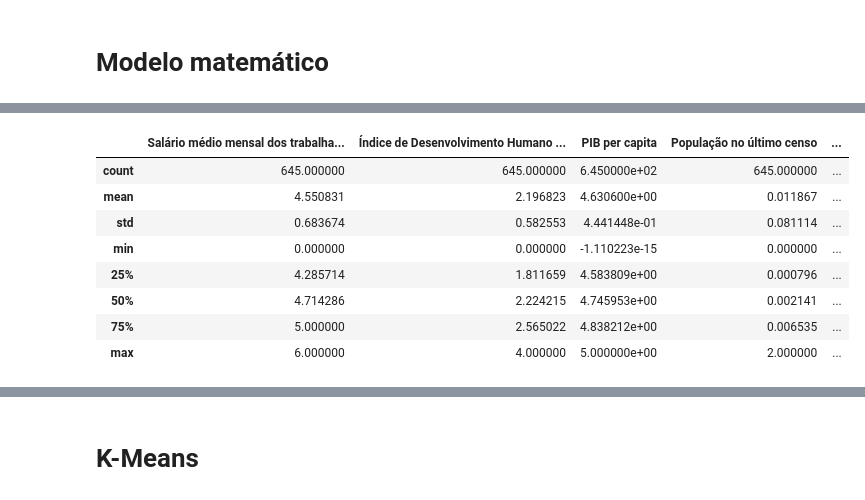
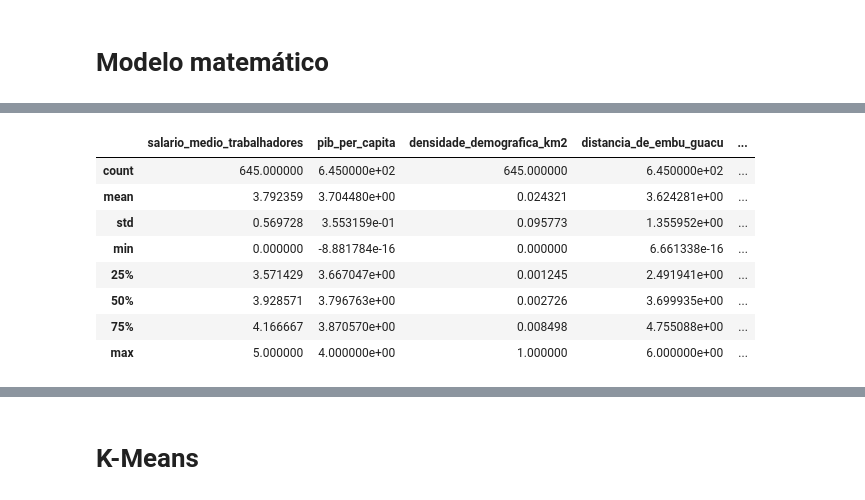
Before and after one commit to kfpetruz/Projeto-Expansao-ONG-Passos-Magicos, a Jupyter notebook: model_expansao.ipynb, the cells around one changed output, grey strips where cells are left out. Drawn from its saved outputs; the diff is of its cells as text; code cells hidden in the pictures.

```diff
--- a/model_expansao.ipynb
+++ b/model_expansao.ipynb
@@ -273,0 +120,3 @@ See the caveats in the documentation: https://pandas.pydata.org/pandas-docs/stab
+# %%
+dados_model_math = dados_externos[['municipio', 'salario_medio_trabalhadores', 'pib_per_capita', 'densidade_demografica_km2', 'distancia_de_embu_guacu', 'percent_matriculados_6a19a', 'percent_elegiveis_6a19a']]
+dados_model_math.head()
@@ -273,0 +130,15 @@ See the caveats in the documentation: https://pandas.pydata.org/pandas-docs/stab
+# %%
+# Normalizandos os dados
+variaveis_normalizar = ['densidade_demografica_km2', 'percent_elegiveis_6a19a']
+
+variaveis_normalizar_inversamente = ['salario_medio_trabalhadores','pib_per_capita', 'distancia_de_embu_guacu', 'percent_matriculados_6a19a']
+
+# Normalização
+scaler = MinMaxScaler()
+dados_model_math[variaveis_normalizar] = scaler.fit_transform(dados_model_math[variaveis_normalizar])
+
+# Normalização inversa
+scaler = MinMaxScaler()
+dados_model_math[variaveis_normalizar_inversamente] = 1 - scaler.fit_transform(dados_model_math[variaveis_normalizar_inversamente])
+
+dados_model_math.head()
@@ -273,0 +162,24 @@ See the caveats in the documentation: https://pandas.pydata.org/pandas-docs/stab
+# %%
+#DEIXAR VARIÁVEIS DINAMICAS NO STREAMLIT
+# Pesos
+prioridade_distancia_embu = 6
+prioridade_salario_medio = 5
+prioridade_pib_per_capita = 4
+prioridade_percent_idade_elegivel = 3
+prioridade_percent_matriculados = 2
+prioridade_densidade_demografica = 1
+
+# Atribuição de pesos
+dados_model_math['distancia_de_embu_guacu'] = prioridade_distancia_embu * dados_model_math['distancia_de_embu_guacu']
+dados_model_math['salario_medio_trabalhadores'] = prioridade_salario_medio * dados_model_math['salario_medio_trabalhadores']
+dados_model_math['pib_per_capita'] = prioridade_pib_per_capita * dados_model_math['pib_per_capita']
+dados_model_math['percent_elegiveis_6a19a'] = prioridade_percent_idade_elegivel * dados_model_math['percent_elegiveis_6a19a']
+dados_model_math['percent_matriculados_6a19a'] = prioridade_percent_matriculados * dados_model_math['percent_matriculados_6a19a']
+dados_model_math['densidade_demografica_km2'] = prioridade_densidade_demografica * dados_model_math['densidade_demografica_km2']
+
+
+# Soma ponderada
+dados_model_math['soma_ponderada'] = dados_model_math[['distancia_de_embu_guacu', 'salario_medio_trabalhadores', 'pib_per_capita', 'percent_elegiveis_6a19a', 'percent_matriculados_6a19a', 'densidade_demografica_km2']].sum(axis=1)
+
+# Classificar o DataFrame com base na soma ponderada
+dados_model_math = dados_model_math.sort_values(by='soma_ponderada', ascending=False)
@@ -289,15 +219,15 @@ dados_classificados.head(10)
 # %%
-dados_classificados.describe()
+dados_model_math.describe()
 # %% [output]
-|  | Salário médio mensal dos trabalha... | Índice de Desenvolvimento Humano ... | PIB per capita | População no último censo | ... |
-| count | 645.000000 | 645.000000 | 6.450000e+02 | 645.000000 | ... |
-| mean | 4.550831 | 2.196823 | 4.630600e+00 | 0.011867 | ... |
-| std | 0.683674 | 0.582553 | 4.441448e-01 | 0.081114 | ... |
-| min | 0.000000 | 0.000000 | -1.110223e-15 | 0.000000 | ... |
-| 25% | 4.285714 | 1.811659 | 4.583809e+00 | 0.000796 | ... |
-| 50% | 4.714286 | 2.224215 | 4.745953e+00 | 0.002141 | ... |
-| 75% | 5.000000 | 2.565022 | 4.838212e+00 | 0.006535 | ... |
-| max | 6.000000 | 4.000000 | 5.000000e+00 | 2.000000 | ... |
+|  | salario_medio_trabalhadores | pib_per_capita | densidade_demografica_km2 | distancia_de_embu_guacu | ... |
+| count | 645.000000 | 6.450000e+02 | 645.000000 | 6.450000e+02 | ... |
+| mean | 3.792359 | 3.704480e+00 | 0.024321 | 3.624281e+00 | ... |
+| std | 0.569728 | 3.553159e-01 | 0.095773 | 1.355952e+00 | ... |
+| min | 0.000000 | -8.881784e-16 | 0.000000 | 6.661338e-16 | ... |
+| 25% | 3.571429 | 3.667047e+00 | 0.001245 | 2.491941e+00 | ... |
+| 50% | 3.928571 | 3.796763e+00 | 0.002726 | 3.699935e+00 | ... |
+| 75% | 4.166667 | 3.870570e+00 | 0.008498 | 4.755088e+00 | ... |
+| max | 5.000000 | 4.000000e+00 | 1.000000 | 6.000000e+00 | ... |
 # %%
 dados_externos.iloc[121]
 # %% [output]
```
Also changed, not shown: parts of 47 cells of this notebook, 1 other file.
